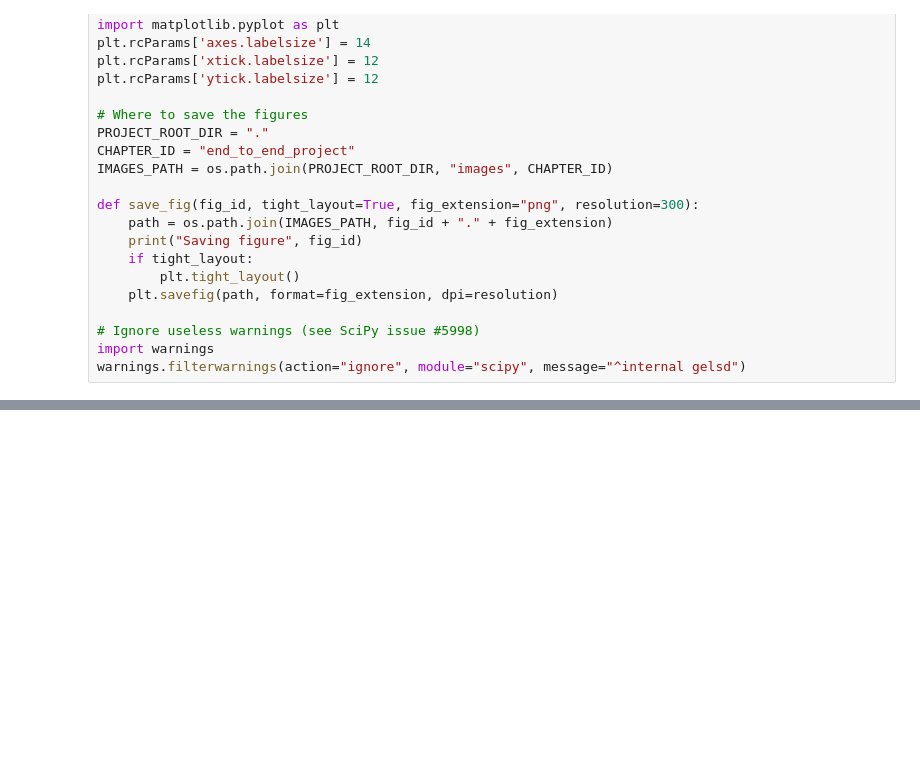
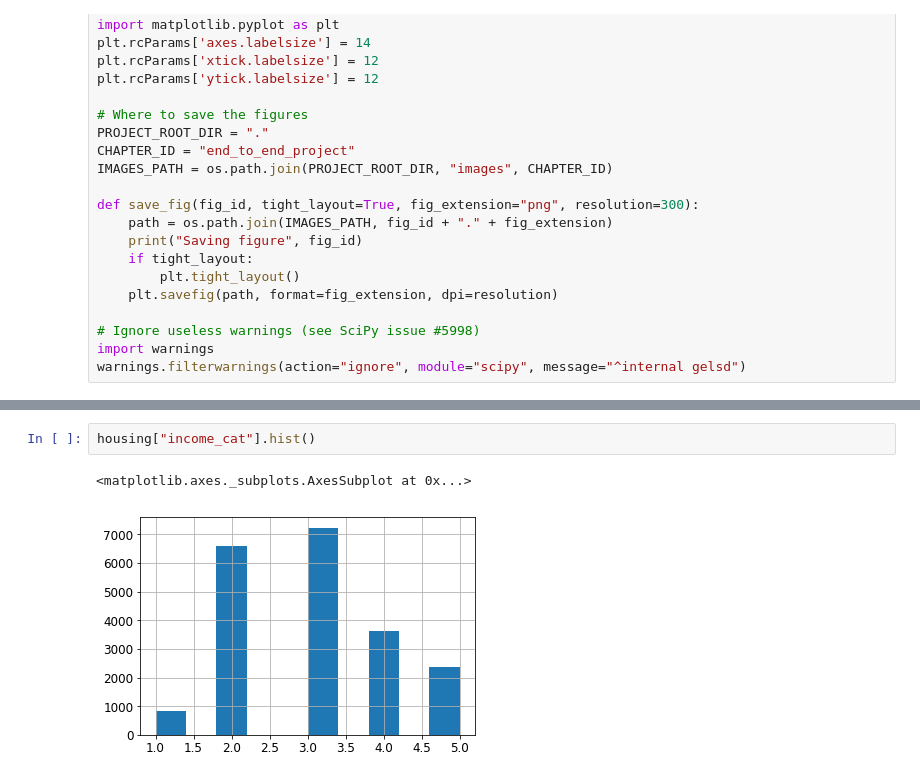
Before and after one commit to rdeapera/jupyter-notebook, a Jupyter notebook: Chapter 2.ipynb, the cells around one changed output, grey strips where cells are left out. Drawn from its saved outputs; the diff is of its cells as text; blank space fills up the shorter version.

```diff
--- a/Chapter 2.ipynb
+++ b/Chapter 2.ipynb
@@ -36,0 +182,5 @@ warnings.filterwarnings(action="ignore", module="scipy", message="^internal gels
+# %%
+housing["income_cat"].hist()
+# %% [output]
+<matplotlib.axes._subplots.AxesSubplot at 0x...>
+[figure, added]
```
Also changed, not shown: parts of 47 cells of this notebook, 11 other files.
